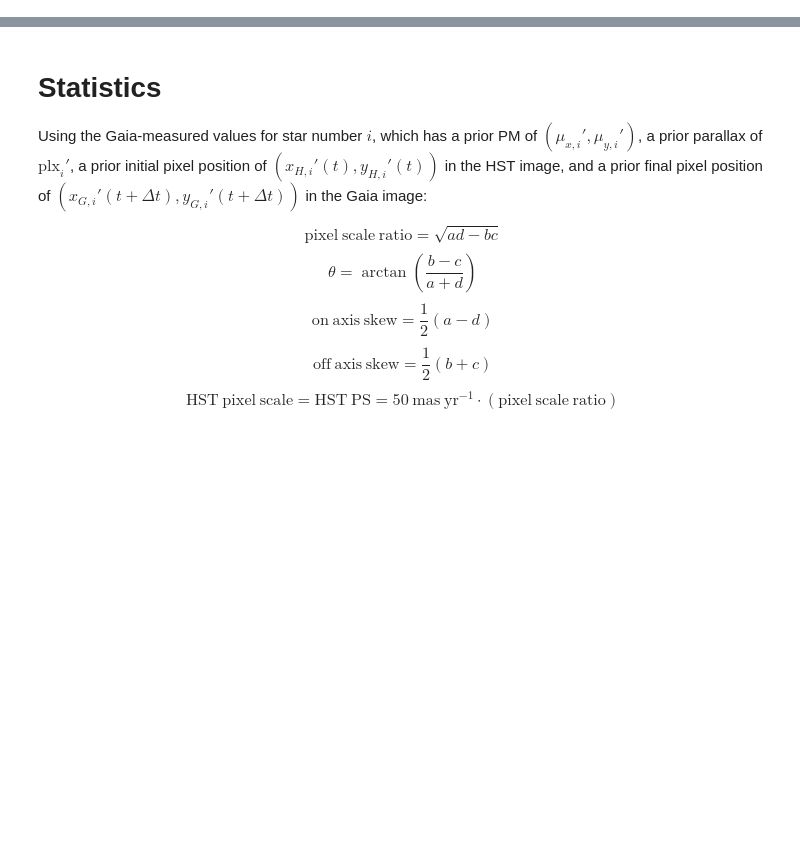
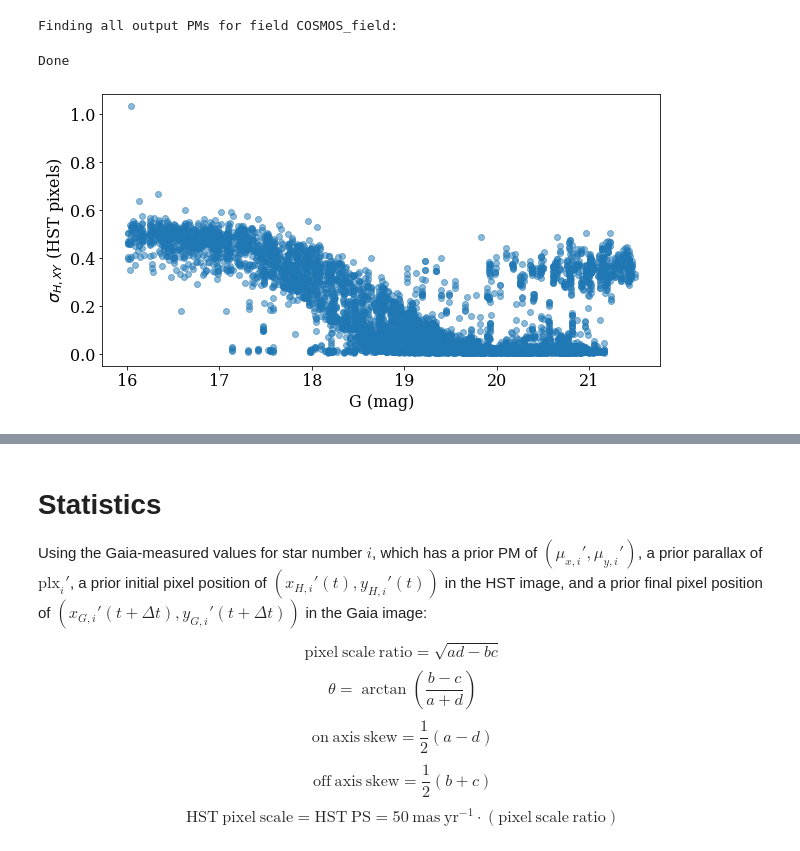
Before and after one commit to KevinMcK95/BayesianPMs, a Jupyter notebook: fake_pm_output_maker.ipynb, the cells around one changed output, grey strips where cells are left out. Cells and saved outputs as stored; diff of their text form; code cells hidden in the pictures; blank space fills up the shorter version.

Commit message:
Made synthetic outputs match BPPPM expectation

```diff
--- a/fake_pm_output_maker.ipynb
+++ b/fake_pm_output_maker.ipynb
@@ -462,6 +506,53 @@ print(y_bins[[0,-1],1])
 #   pixel_scale_ratio = sqrt(A*D-B*C)
 #   on_axis_skew = 0.5*(A-D)
 #   off_axis_skew = 0.5*(B+C)
+# %%
+import pandas as pd
+
+field = 'COSMOS_field'
+# field = 'Fornax_dSph'
+# field = 'Pal15'
+# field = 'M31'
+
+#loop over all the images in this field (including multiple images)
+#and save the PM measurements for every star, only keeping the best measurement
+#of the PM
+
+outpath = f'/Volumes/Kevin_Astro/Astronomy/HST_Gaia_PMs/GaiaHub_results/{field}/Bayesian_PMs/'
+folder_names = os.listdir(outpath)
+print(f'Finding all output PMs for field {field}:')
+mags_and_q_fits = []
+
+for image_ind,image in enumerate(tqdm(folder_names,total=len(folder_names))):
+    if '_' in image:
+        #don't use linked images
+        continue
+    gaiahub_file = f'{outpath}/{image}/{image}_gaiahub_source_summaries.csv'
+    if not os.path.isfile(gaiahub_file):
+        continue
+    gaiahub_results = pd.read_csv(gaiahub_file)
+    mags_and_q_fits.extend(np.array([gaiahub_results['g_mag'].to_numpy(),\
+                                     gaiahub_results['q_hst'].to_numpy()]).T)
+
+print('Done\n')
+mags_and_q_fits = np.array(mags_and_q_fits)
+keep = (mags_and_q_fits[:,1] > 0)
+mags_and_q_fits = mags_and_q_fits[keep]
+# %% [output]
+Finding all output PMs for field COSMOS_field:
+Done
+# %%
+mags_and_pos_errs = np.copy(mags_and_q_fits)
+mags_and_pos_errs[:,1] *= 0.8
+
+plt.figure(figsize=(10,5))
+plt.scatter(mags_and_pos_errs[:,0],mags_and_pos_errs[:,1]*0.8,
+            alpha=0.5)
+plt.ylabel(r'$\sigma_{H,XY}$ (HST pixels)')
+plt.xlabel('G (mag)')
+plt.show()
+# %% [output]
+[figure, added]
 # %%
 a,b,c,d = -0.38011581651, -0.91903156178, 0.91899293411, -0.38007774492
 
```
Also changed, not shown: parts of 32 cells of this notebook.
